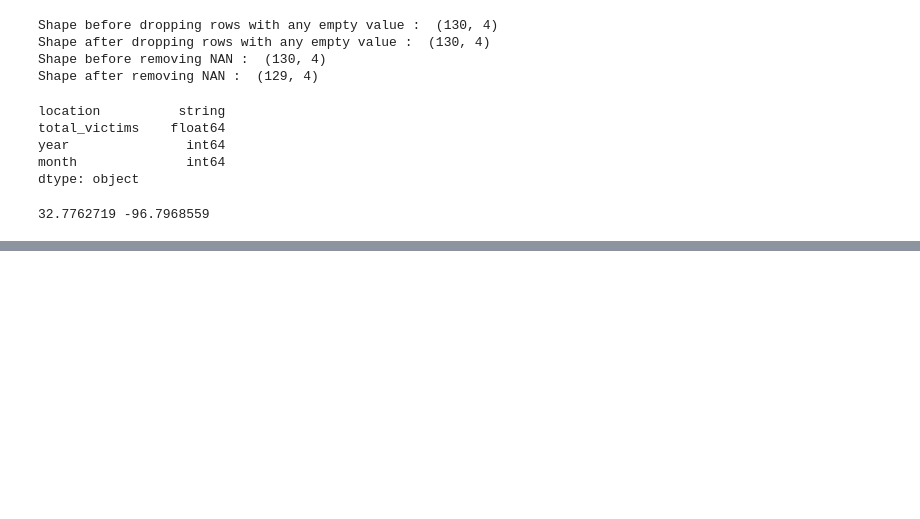
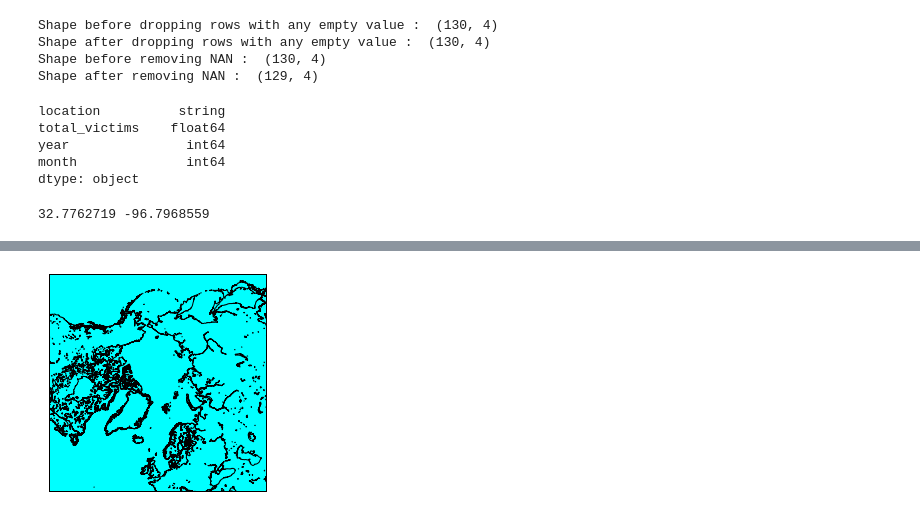
Before and after one commit to CPaladiya/IBM_AI_Professional_Course, a Jupyter notebook: AA_Map_Visualizer.ipynb, the cells around one changed output, grey strips where cells are left out. Cells and saved outputs as stored; diff of their text form; code cells hidden in the pictures; blank space fills up the shorter version.

```diff
--- a/AA_Map_Visualizer.ipynb
+++ b/AA_Map_Visualizer.ipynb
@@ -121,0 +129,17 @@ BaseData.head()
+# %%
+# setting up a map of the usa
+from mpl_toolkits.basemap import Basemap as bmp
+
+# Usa coordinates
+llon=-125 # lower left hand map corner longitude
+ulon=-65 # Upper right hand map corner longitude
+llat=25
+ulat=50
+
+mp = bmp(projection='aeqd',resolution='i',lon_0 = 0, lat_0 =90  , width = 10000000, height = 10000000) #llcrnrlon = llon, llcrnrlat = llat, urcrnrlon = ulon, urcrnrlat = ulat
+mp.drawcoastlines()
+mp.drawmapboundary(fill_color='aqua')
+mp.fillcontinents(color='coral',lake_color='aqua')
+plt.show()
+# %% [output]
+[figure, added]
```
Also changed, not shown: parts of 1 cell of this notebook.
